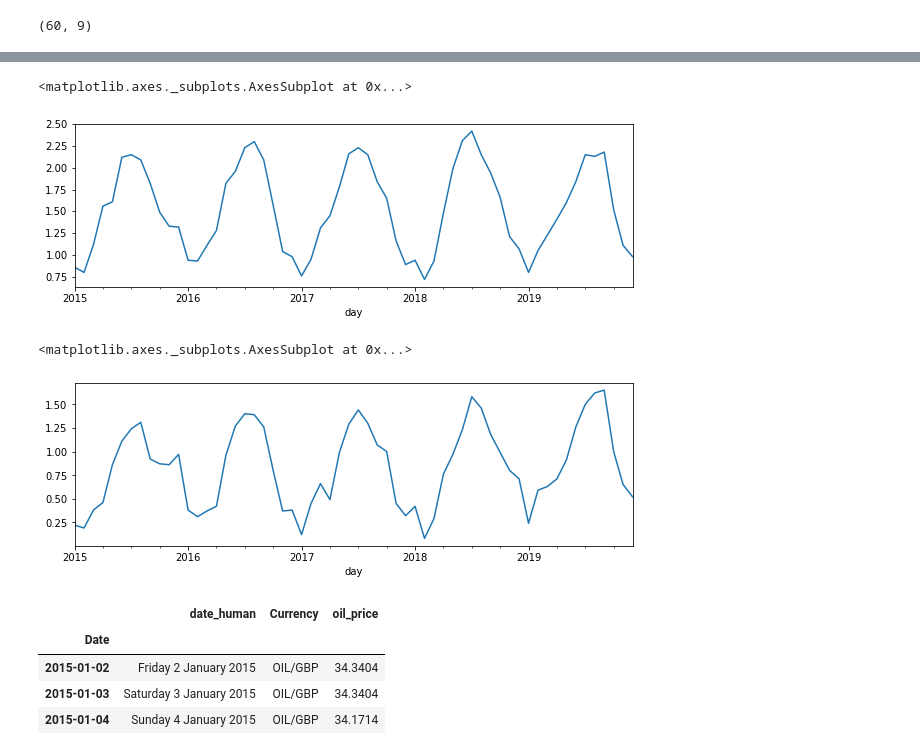
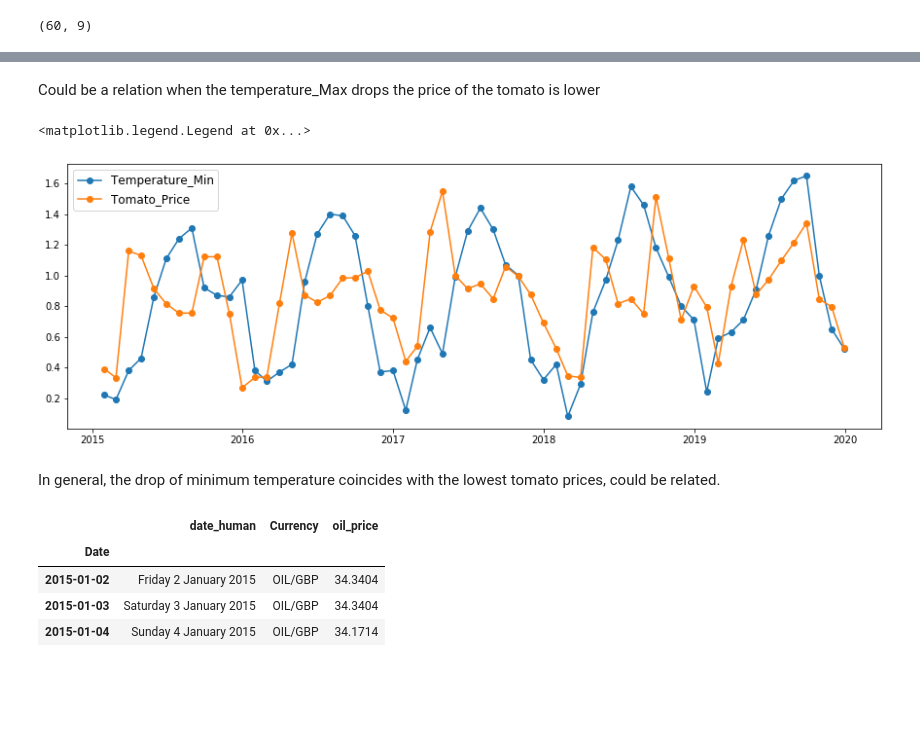
Before and after one commit to pola255/tomato-price, a Jupyter notebook: Exploratory data/Price tomato feature engineering and exploratory data.ipynb, the cells around one changed output, grey strips where cells are left out. Cells and saved outputs as stored; diff of their text form; code cells hidden in the pictures; blank space fills up the shorter version.

```diff
--- a/Exploratory data/Price tomato feature engineering and exploratory data.ipynb
+++ b/Exploratory data/Price tomato feature engineering and exploratory data.ipynb
@@ -283,16 +287,19 @@ plt.legend(fontsize=12)
-# %%
-#I chart to explore montly temperature_max
-whether_tomato_price['temperature_max'].plot(figsize=(10, 3))
-# %% [output]
-<matplotlib.axes._subplots.AxesSubplot at 0x...>
-[figure, removed]
-# %%
-#whether_tomato_price.plot(y=['temperature_max', 'temperature_min', 'tomato_price'], figsize=(12, 7), fontsize=12)
-#I chart to explore montly temperature_min
-whether_tomato_price['temperature_min'].plot(figsize=(10, 3))
-# %% [output]
-<matplotlib.axes._subplots.AxesSubplot at 0x...>
-[figure, removed]
+# %% [markdown]
+Could be a relation when the temperature_Max drops the price of the tomato is lower
+# %%
+#I chart to compare Tomato_Price and  Temperature_Min
+plt.figure(figsize=(15, 5))
+
+plt.plot(whether_tomato_price.temperature_min,
+         '-o', label='Temperature_Min')
+plt.plot(whether_tomato_price.tomato_price,
+         '-o', label='Tomato_Price')
+plt.legend(fontsize=12)
+# %% [output]
+<matplotlib.legend.Legend at 0x...>
+[figure, added]
+# %% [markdown]
+In general, the drop of minimum temperature coincides with the lowest tomato prices, could be related.
 # %%
 # # I read and parse oil prices(GBP) in all_data DataFrame
 oil_prices = pd.read_csv("data/oil_prices.csv", \
```
Also changed, not shown: parts of 14 cells of this notebook.
